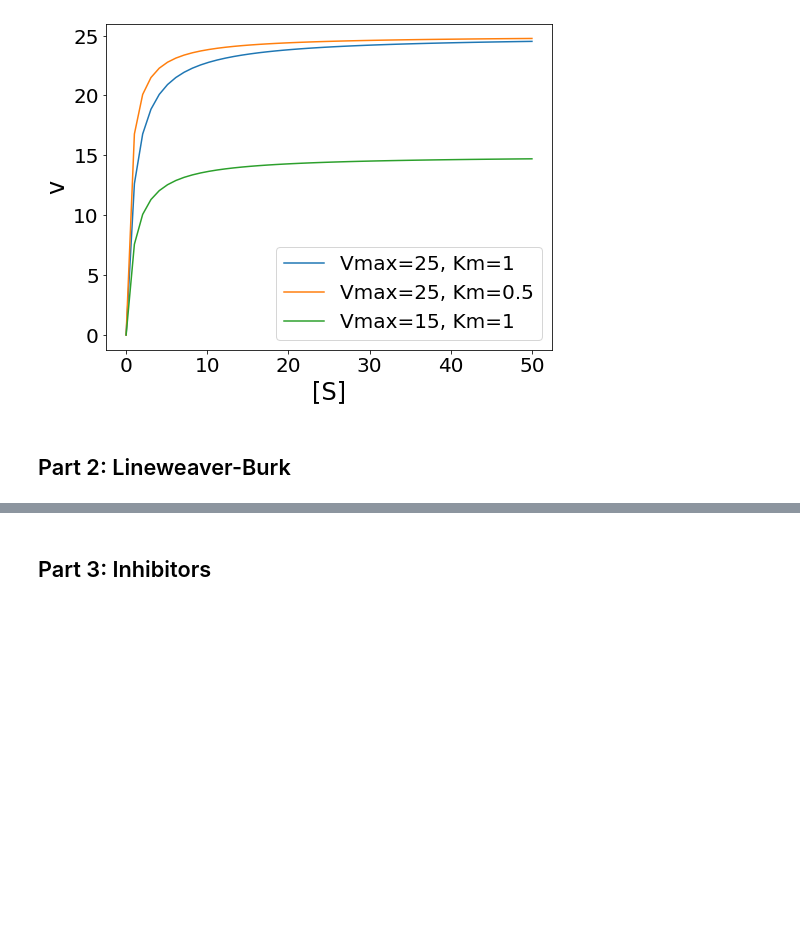
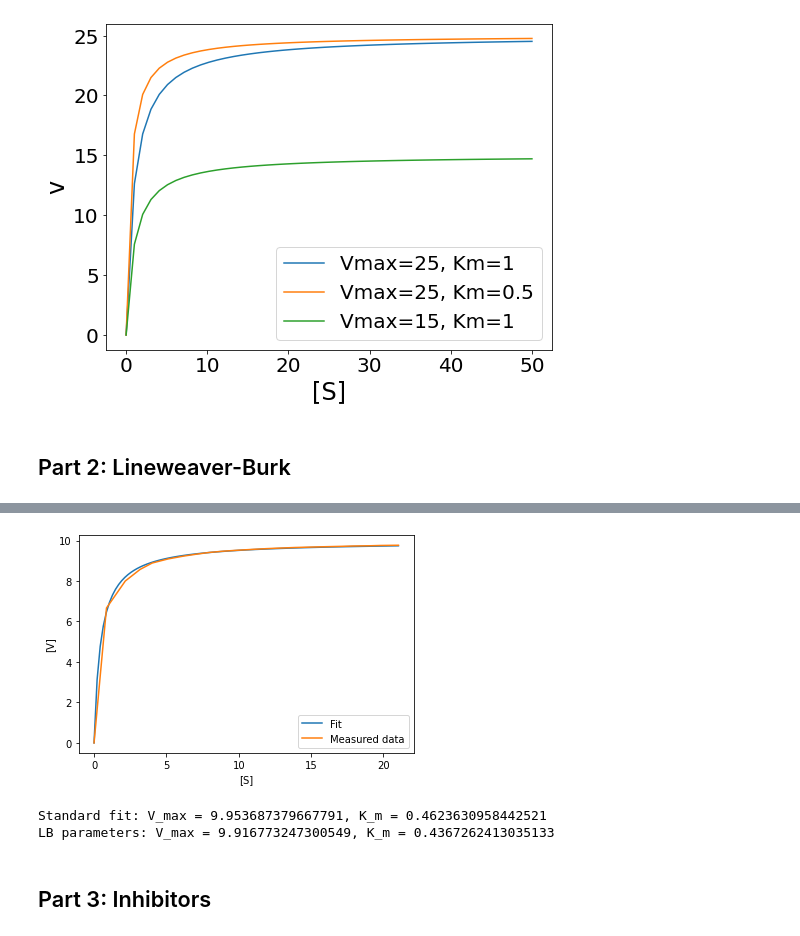
Before and after one commit to Nickvs99/ComputationalBiology, a Jupyter notebook: Set1/set1.ipynb, the cells around one changed output, grey strips where cells are left out. Saved outputs shown, nothing was run; the diff lists cells and outputs as text; code cells hidden in the pictures; blank space fills up the shorter version.

```diff
--- a/Set1/set1.ipynb
+++ b/Set1/set1.ipynb
@@ -54,2 +66,12 @@ plt.show()
+# %%
+params1 = make_fit()
+params2 = LB_params()
+
+print(f"Standard fit: V_max = {params1[0]}, K_m = {params1[1]}")
+print(f"LB parameters: V_max = {params2[0]}, K_m = {params2[1]}")
+# %% [output]
+[figure, added]
+Standard fit: V_max = 9.953687379667791, K_m = 0.4623630958442521
+LB parameters: V_max = 9.916773247300549, K_m = 0.4367262413035133
 # %% [markdown]
 ## Part 3: Inhibitors
```
Also changed, not shown: parts of 3 cells of this notebook, 1 other file.
